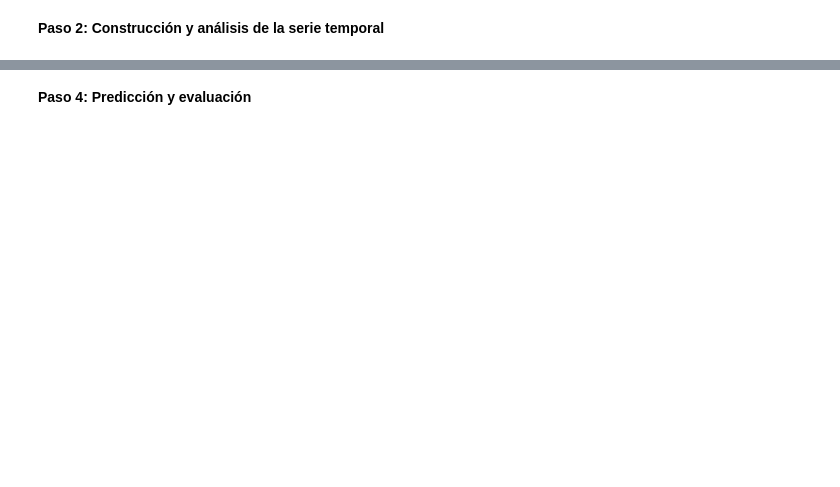
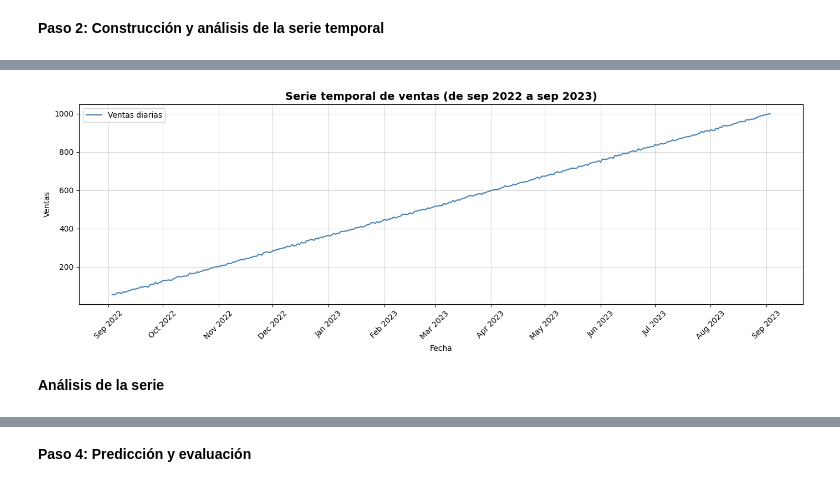
Before and after one commit to 4GeeksAcademy/alemantellini-machine-learning, a Jupyter notebook: src/10-time-series-forecasting-sales.ipynb, the cells around one changed output, grey strips where cells are left out. Saved outputs shown, nothing was run; the diff lists cells and outputs as text; code cells hidden in the pictures; blank space fills up the shorter version.

```diff
--- a/src/10-time-series-forecasting-sales.ipynb
+++ b/src/10-time-series-forecasting-sales.ipynb
@@ -22,5 +22,5 @@ ModuleNotFoundError: No module named 'statsmodels'
 # %%
 url = 'https://breathecode.herokuapp.com/asset/internal-link?id=2546&path=sales.csv'
-df = pd.read_csv('url')
+df = pd.read_csv(url)
 # %%
 df.head()
@@ -35,2 +75,16 @@ print(f'\nEstadísticas descriptivas:\n{df.describe()}')
 # %% [markdown]
 **Paso 2: Construcción y análisis de la serie temporal**
+# %%
+df['date'] = pd.to_datetime(df['date'])
+df = df.set_index('date')
+df.index = df.index.normalize() # eliminar hora
+df = df.sort_index()
+
+ts = df['sales']
+
+print('ESTRUCTURA DE LA SERIE TEMPORAL')
+print(f'Observaciones: {len(ts)}')
+print(f'Fecha inicio: {ts.index.min().date()}')
+print(f'Fecha fin: {ts.index.max().date()}')
+print(f'Frecuencia: {pd.infer_freq(ts.index)}')
+ts.head()
@@ -36,0 +104,18 @@ print(f'\nEstadísticas descriptivas:\n{df.describe()}')
+# %%
+# Gráfico de la serie temporal
+fig, ax = plt.subplots(figsize=(14, 5))
+ax.plot(ts.index, ts.values, color='steelblue', linewidth=1.5, label='Ventas diarias')
+ax.set_title('Serie temporal de ventas (de sep 2022 a sep 2023)', fontsize=14, fontweight='bold')
+ax.set_xlabel('Fecha')
+ax.set_ylabel('Ventas')
+ax.xaxis.set_major_formatter(mdates.DateFormatter('%b %Y'))
+ax.xaxis.set_major_locator(mdates.MonthLocator())
+plt.xticks(rotation=45)
+ax.legend()
+ax.grid(alpha=0.5)
+plt.tight_layout()
+plt.show()
+# %% [output]
+[figure, added]
+# %% [markdown]
+**Análisis de la serie**
```
Also changed, not shown: parts of 25 cells of this notebook, 1 other file.
